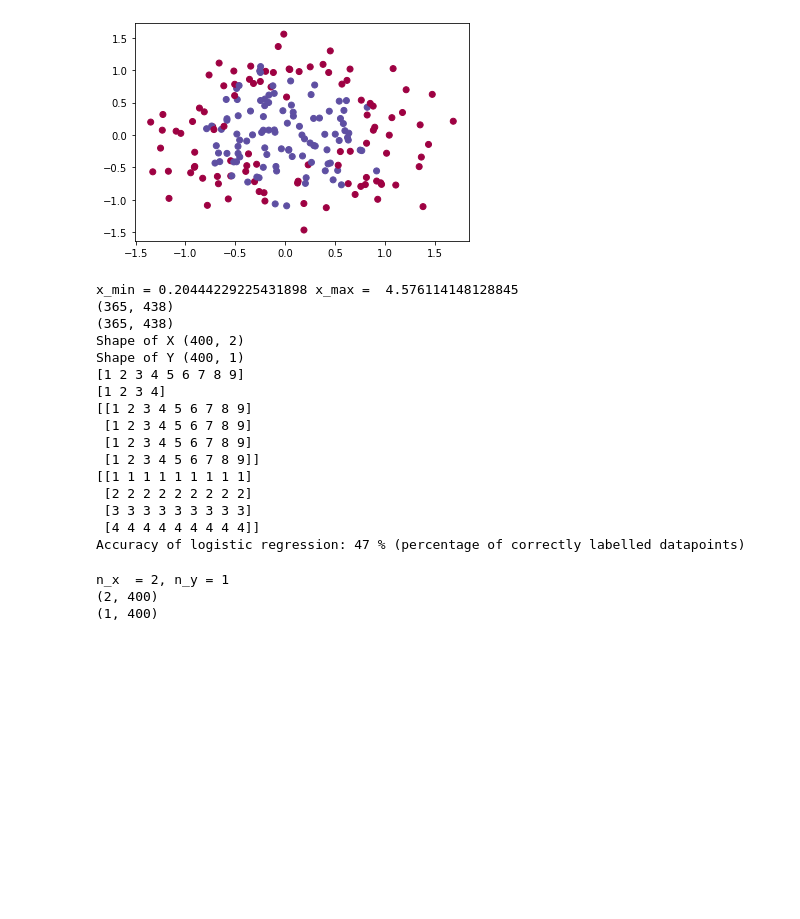
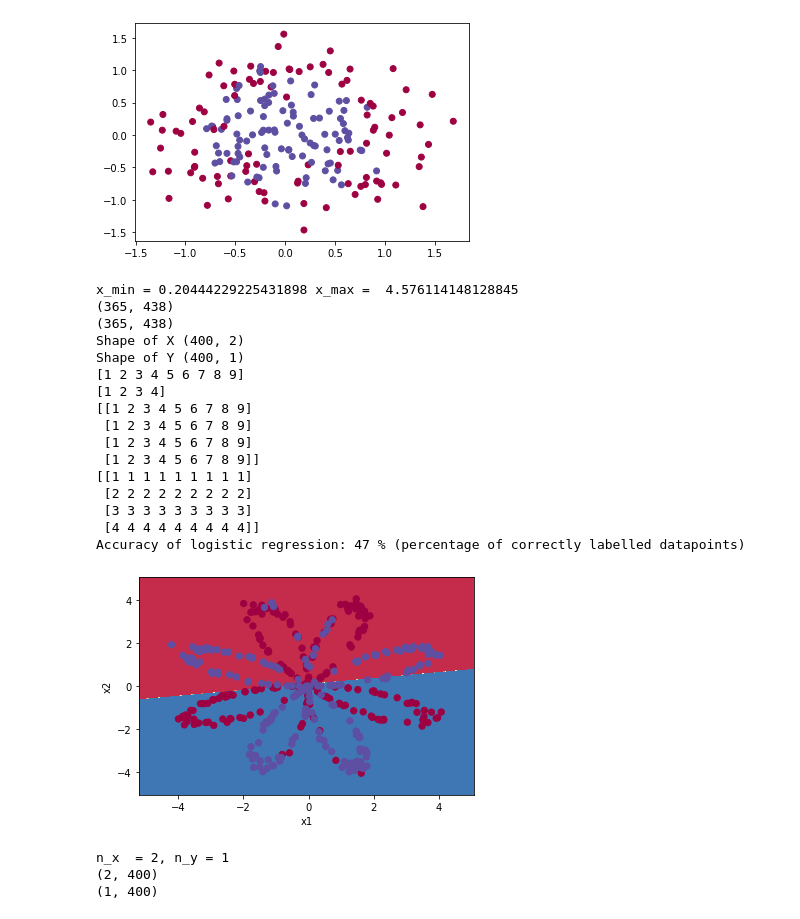
Before and after one commit to arunesh/dnn, a Jupyter notebook: basic/planar-data.ipynb, the cells around one changed output. Cells and saved outputs as stored; diff of their text form; code cells hidden in the pictures; blank space fills up the shorter version.

```diff
--- a/basic/planar-data.ipynb
+++ b/basic/planar-data.ipynb
@@ -79,34 +79,35 @@ print(b1)
 aa, bb = np.meshgrid(a1, b1)
 print(aa)
 print(bb)
-#plot_decision_boundary(lambda x: clf.predict(x), X.T, Y.T)
+plot_decision_boundary(lambda x: clf.predict(x), X, np.squeeze(Y))
 #xx = X.T[:,0]
 #yy = X.T[:,1]
 #Z = Y.T
 #plt.contourf(xx, yy, Z, cmap=plt.cm.Spectral)
 #plt.title("Logistic Regression")
 
 # Print accuracy
 LR_predictions = clf.predict(X.T)
 print ('Accuracy of logistic regression: %d ' % float((np.dot(Y,LR_predictions) + np.dot(1-Y,1-LR_predictions))/float(Y.size)*100) +
        '% ' + "(percentage of correctly labelled datapoints)")
 # %% [output]
 x_min = 0.20444229225431898 x_max =  4.576114148128845
 (365, 438)
 (365, 438)
 Shape of X (400, 2)
 Shape of Y (400, 1)
 [1 2 3 4 5 6 7 8 9]
 [1 2 3 4]
 [[1 2 3 4 5 6 7 8 9]
  [1 2 3 4 5 6 7 8 9]
  [1 2 3 4 5 6 7 8 9]
  [1 2 3 4 5 6 7 8 9]]
 [[1 1 1 1 1 1 1 1 1]
  [2 2 2 2 2 2 2 2 2]
  [3 3 3 3 3 3 3 3 3]
  [4 4 4 4 4 4 4 4 4]]
 Accuracy of logistic regression: 47 % (percentage of correctly labelled datapoints)
+[figure, added]
 # %%
 def layer_sizes(X, Y):
     n_x = X.shape[0]
```
Also changed, not shown: parts of 9 cells of this notebook, 1 other file.
